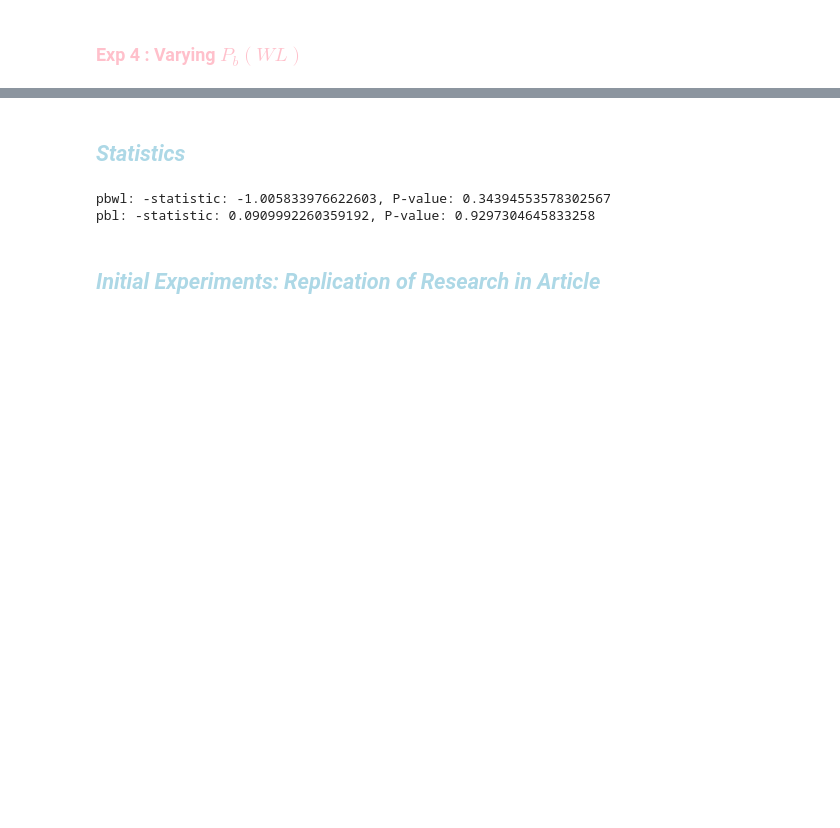
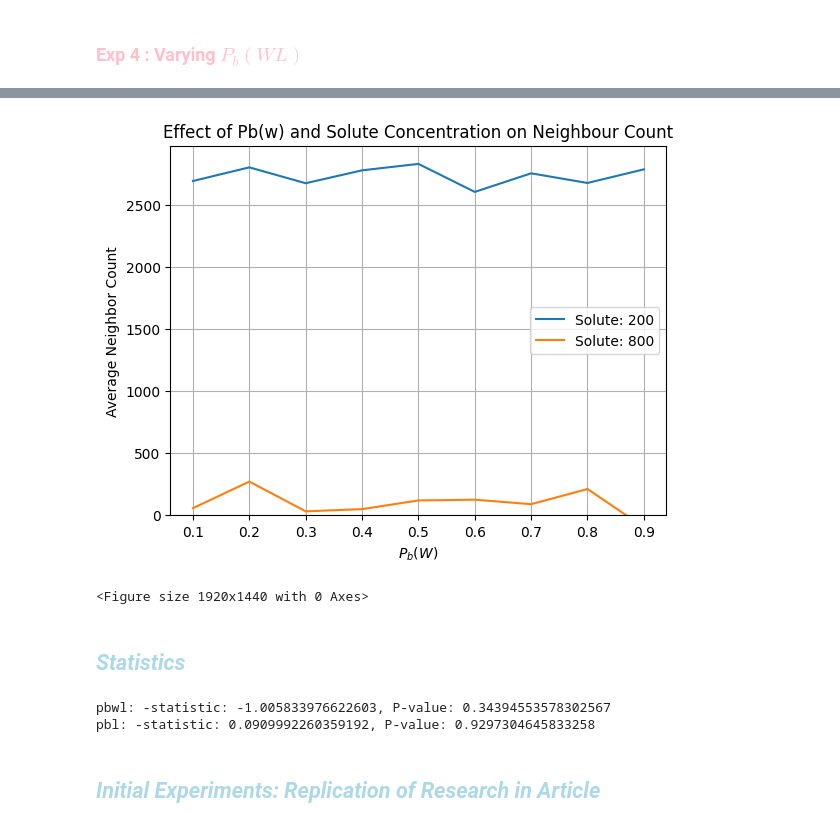
Before and after one commit to ThomasGlansdorp/CSS_19, a Jupyter notebook: main.ipynb, the cells around one changed output, grey strips where cells are left out. Drawn from its saved outputs; the diff is of its cells as text; code cells hidden in the pictures; blank space fills up the shorter version.

Commit message:
varying solute

```diff
--- a/main.ipynb
+++ b/main.ipynb
@@ -179,3 +235,34 @@ plt.show()
+# %%
+# Plotting each solute concentration as a separate line with a confidence interval
+for solute_concentration in solute_concentrations:
+    averages = [all_results[pbw][solute_concentration]['average'] for pbw in pbw_values]
+    std_devs = [all_results[pbw][solute_concentration]['std_dev'] for pbw in pbw_values]
+
+    # Calculate confidence interval
+    num_runs = runs
+    confidence_interval = 1.96 * np.array(std_devs) / np.sqrt(num_runs)
+    lower_bound = np.array(averages) - confidence_interval
+    upper_bound = np.array(averages) + confidence_interval
+
+    # Plot the average neighbor count
+    plt.plot(pbw_values, averages, label=f'Solute: {solute_concentration}')
+    plt.fill_between(pbw_values, lower_bound, upper_bound, alpha=0.2)
+
+plt.xlabel('$P_b(W)$')
+plt.ylabel('Average Neighbor Count')
+plt.title('Effect of Pb(w) and Solute Concentration on Neighbour Count')
+plt.legend()
+plt.grid(True)
+
+# plt.xlim(0, 100)
+plt.ylim(bottom=0)
+
+plt.figure(dpi=300)
+
+plt.show()
+# %% [output]
+[figure, added]
+<Figure size 1920x1440 with 0 Axes>
 # %% [markdown]
 ## <font color = LightBlue > ***Statistics*** </font>
 # %%
```
Also changed, not shown: parts of 4 cells of this notebook, 1 other file.
